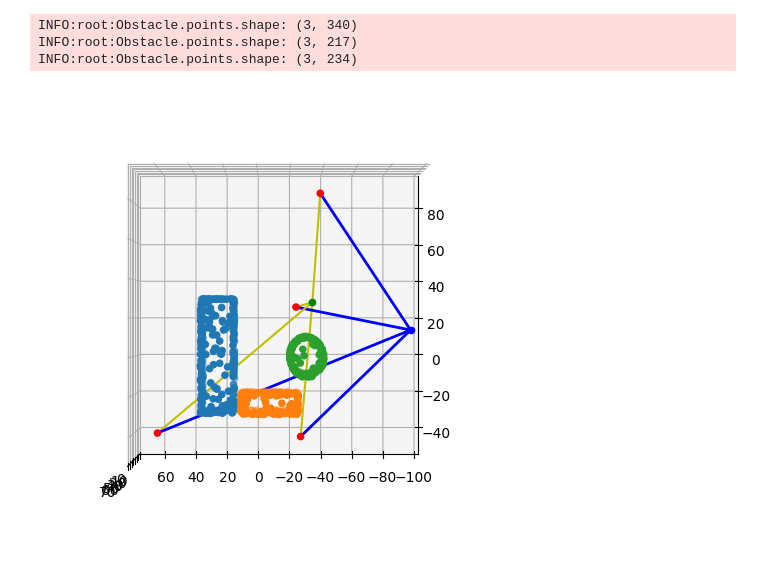
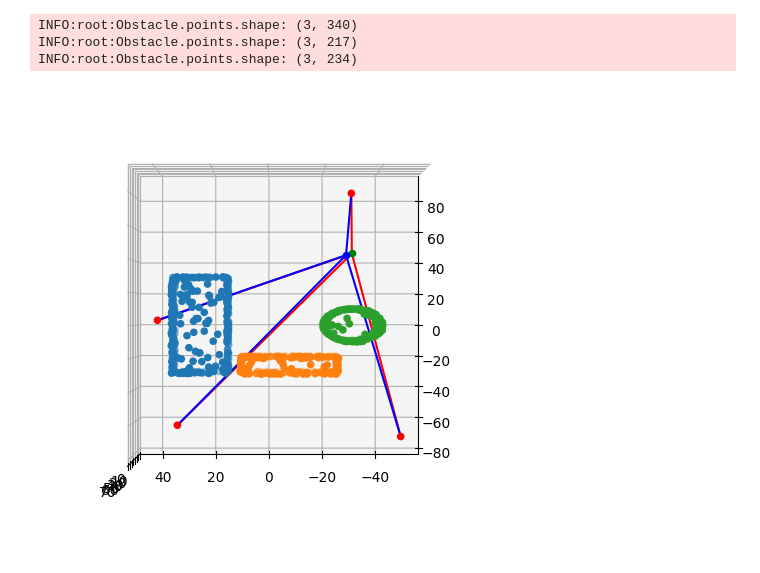
Before and after one commit to YonseiDailyLab/DL-Wireless-AP-Optimise-Using-BlockageAware, a Jupyter notebook: plot_datas.ipynb, the cells around one changed output. Drawn from its saved outputs; the diff is of its cells as text; code cells hidden in the pictures.

```diff
--- a/plot_datas.ipynb
+++ b/plot_datas.ipynb
@@ -93,10 +89,10 @@ for obstacle in obstacle_ls:
 
 ax.scatter(gnd_nodes[:, 0], gnd_nodes[:, 1], gnd_nodes[:, 2], c='r')
 ax.scatter(max_idx[0]-(hparams.area_size//2), max_idx[1]-(hparams.area_size//2), 70, c='g')
-ax.scatter(df.iloc[0, 12], df.iloc[0, 13], df.iloc[0, 14], c='b')
+ax.scatter(df.iloc[0, 12]-(hparams.area_size//2), df.iloc[0, 13]-(hparams.area_size//2), df.iloc[0, 14], c='b')
 for gnd_node in gnd_nodes:
-    ax.plot([gnd_node[0], max_idx[0]-(hparams.area_size//2)], [gnd_node[1], max_idx[1]-(hparams.area_size//2)], [gnd_node[2], 70], c='y')
-    ax.plot([df.iloc[0, 12], gnd_node[0]], [df.iloc[0, 13], gnd_node[1]], [df.iloc[0, 14], gnd_node[2]], c='b')
+    ax.plot([gnd_node[0], max_idx[0]-(hparams.area_size//2)], [gnd_node[1], max_idx[1]-(hparams.area_size//2)], [gnd_node[2], 70], c='r')
+    ax.plot([df.iloc[0, 12]-(hparams.area_size//2), gnd_node[0]], [df.iloc[0, 13]-(hparams.area_size//2), gnd_node[1]], [df.iloc[0, 14], gnd_node[2]], c='b')
 
 fig.tight_layout()
 plt.show()
@@ -116,12 +112,11 @@ for obstacle in obstacle_ls:
     logging.info(f"Obstacle.points.shape: {obstacle.points.shape}")
 
 ax.scatter(gnd_nodes[:, 0], gnd_nodes[:, 1], gnd_nodes[:, 2], c='r')
-ax.scatter(max_idx[0] - (hparams.area_size // 2), max_idx[1] - (hparams.area_size // 2), 70, c='g')
-ax.scatter(df.iloc[0, 12], df.iloc[0, 13], df.iloc[0, 14], c='b')
+ax.scatter(max_idx[0]-(hparams.area_size//2), max_idx[1]-(hparams.area_size//2), 70, c='g')
+ax.scatter(df.iloc[0, 12]-(hparams.area_size//2), df.iloc[0, 13]-(hparams.area_size//2), df.iloc[0, 14], c='b')
 for gnd_node in gnd_nodes:
-    ax.plot([gnd_node[0], max_idx[0] - (hparams.area_size // 2)], [gnd_node[1], max_idx[1] - (hparams.area_size // 2)],
-            [gnd_node[2], 70], c='r', linewidth=2)
-    ax.plot([df.iloc[0, 12], gnd_node[0]], [df.iloc[0, 13], gnd_node[1]], [df.iloc[0, 14], gnd_node[2]], c='b', linewidth=2)
+    ax.plot([gnd_node[0], max_idx[0]-(hparams.area_size//2)], [gnd_node[1], max_idx[1]-(hparams.area_size//2)], [gnd_node[2], 70], c='r')
+    ax.plot([df.iloc[0, 12]-(hparams.area_size//2), gnd_node[0]], [df.iloc[0, 13]-(hparams.area_size//2), gnd_node[1]], [df.iloc[0, 14], gnd_node[2]], c='b')
 
 
 def update(i):
@@ -141,26 +136,25 @@ INFO:matplotlib.animation:Animation.save using <class 'matplotlib.animation.Pill
 # %%
 # Save the top view as image
 
 fig = plt.figure()
 ax = fig.add_subplot(111, projection='3d')
 ax.view_init(elev=90, azim=180)
 for obstacle in obstacle_ls:
     obstacle.plot(ax)
     logging.info(f"Obstacle.points.shape: {obstacle.points.shape}")
 
 ax.scatter(gnd_nodes[:, 0], gnd_nodes[:, 1], gnd_nodes[:, 2], c='r')
-ax.scatter(max_idx[0] - (hparams.area_size // 2), max_idx[1] - (hparams.area_size // 2), 70, c='g')
-ax.scatter(df.iloc[0, 12], df.iloc[0, 13], df.iloc[0, 14], c='b')
+ax.scatter(max_idx[0]-(hparams.area_size//2), max_idx[1]-(hparams.area_size//2), 70, c='g')
+ax.scatter(df.iloc[0, 12]-(hparams.area_size//2), df.iloc[0, 13]-(hparams.area_size//2), df.iloc[0, 14], c='b')
 for gnd_node in gnd_nodes:
-    ax.plot([gnd_node[0], max_idx[0] - (hparams.area_size // 2)], [gnd_node[1], max_idx[1] - (hparams.area_size // 2)],
-            [gnd_node[2], 70], c='y')
-    ax.plot([df.iloc[0, 12], gnd_node[0]], [df.iloc[0, 13], gnd_node[1]], [df.iloc[0, 14], gnd_node[2]], c='b', linewidth=2)
+    ax.plot([gnd_node[0], max_idx[0]-(hparams.area_size//2)], [gnd_node[1], max_idx[1]-(hparams.area_size//2)], [gnd_node[2], 70], c='r')
+    ax.plot([df.iloc[0, 12]-(hparams.area_size//2), gnd_node[0]], [df.iloc[0, 13]-(hparams.area_size//2), gnd_node[1]], [df.iloc[0, 14], gnd_node[2]], c='b')
 
 fig.tight_layout()
 plt.savefig("./results/dataset_test/top.png")
 plt.show()
 # %% [output]
 INFO:root:Obstacle.points.shape: (3, 340)
 INFO:root:Obstacle.points.shape: (3, 217)
 INFO:root:Obstacle.points.shape: (3, 234)
-[figure, old version]
+[figure, new version]
```
Also changed, not shown: parts of 6 cells of this notebook, 6 other files.
